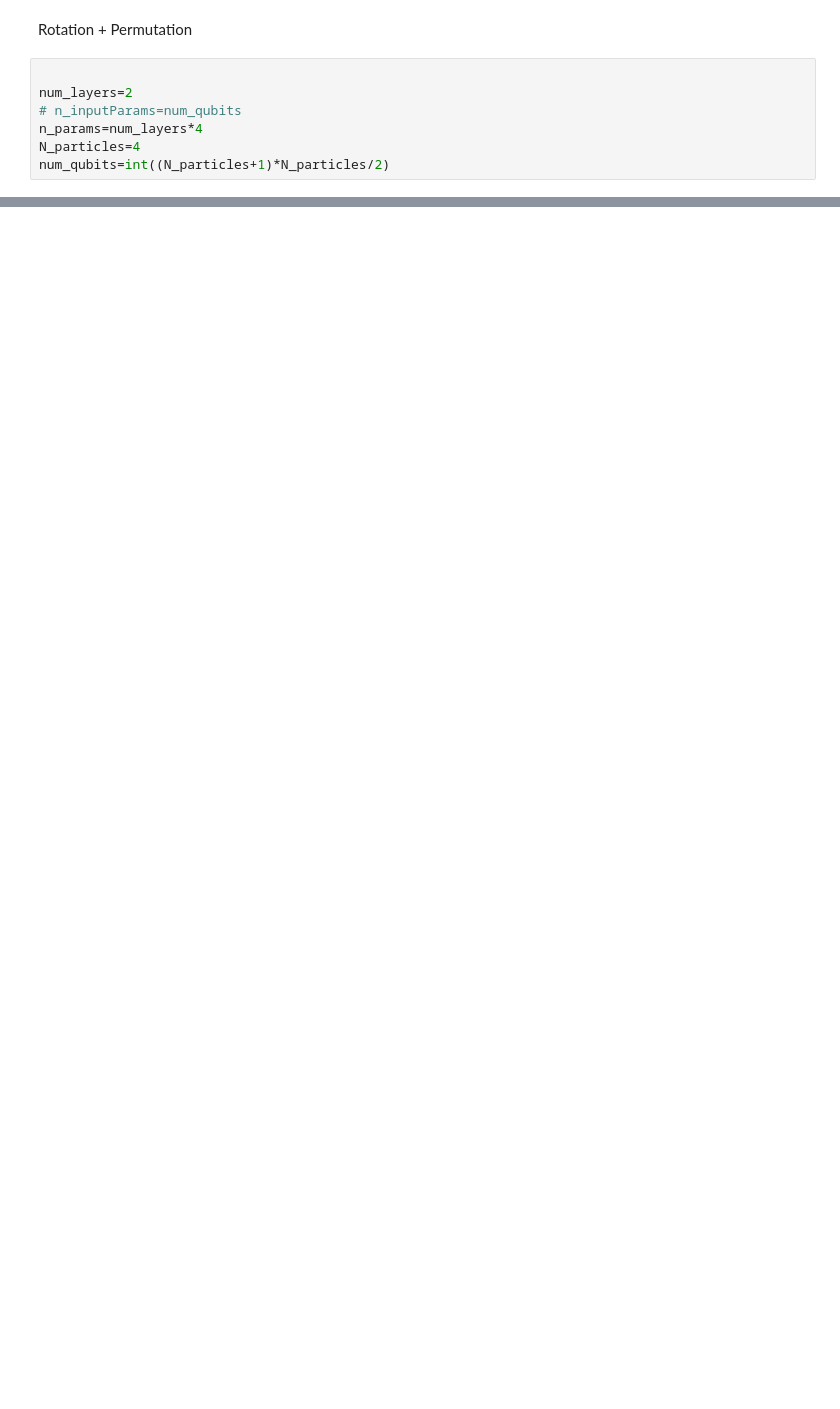
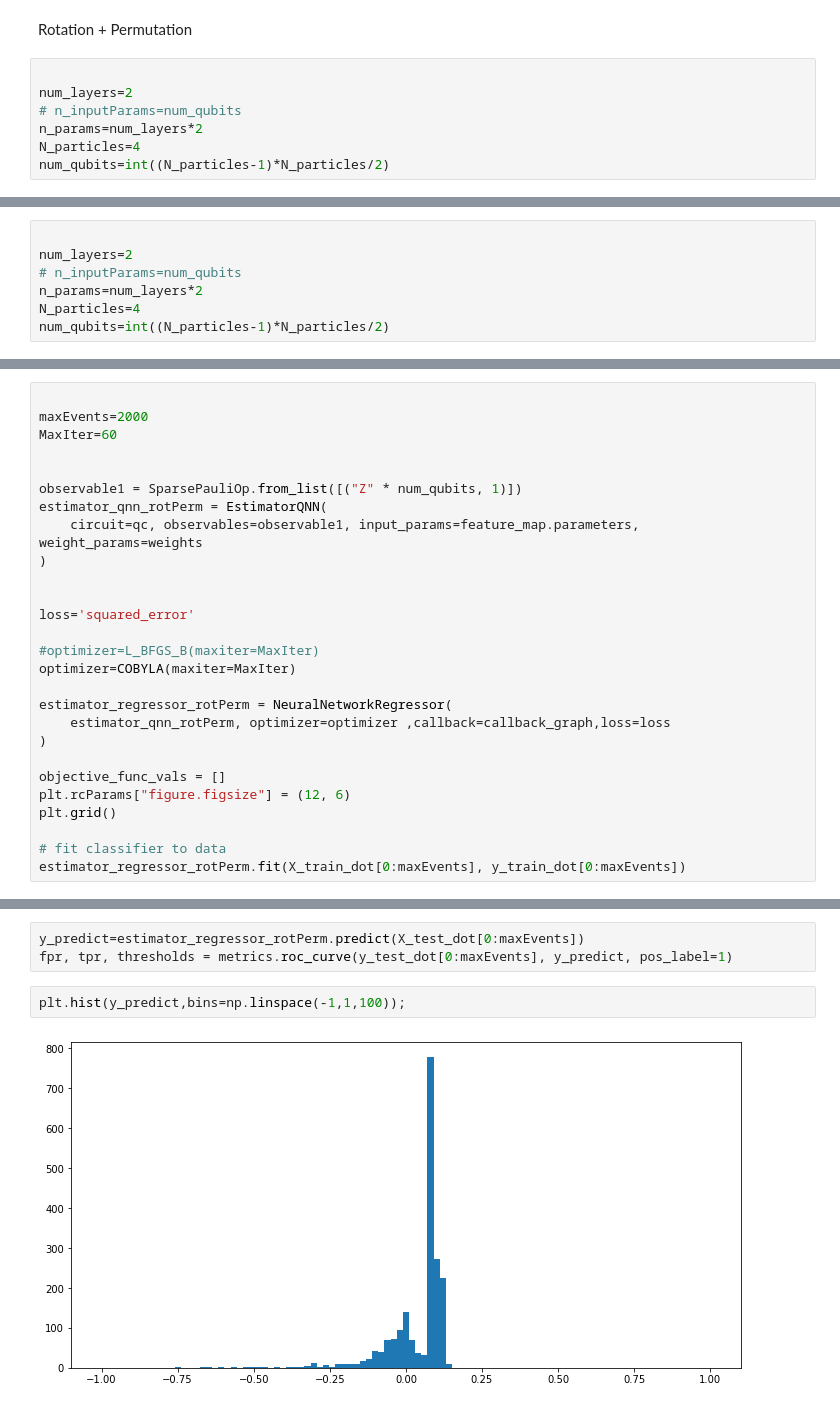
Before and after one commit to Zhelun-Li/VQC-Permutable-Lorentz-symmetry, a Jupyter notebook: Lorentz_symmetry_decay.ipynb, the cells around one changed output, grey strips where cells are left out. Cells and saved outputs as stored; diff of their text form; blank space fills up the shorter version.

Commit message:
adding regressor and classical models

```diff
--- a/Lorentz_symmetry_decay.ipynb
+++ b/Lorentz_symmetry_decay.ipynb
@@ -304,9 +290,9 @@ Rotation + Permutation
 
 num_layers=2
 # n_inputParams=num_qubits
-n_params=num_layers*4
+n_params=num_layers*2
 N_particles=4
-num_qubits=int((N_particles+1)*N_particles/2)
+num_qubits=int((N_particles-1)*N_particles/2)
 # %%
 
 qr = QuantumRegister(num_qubits)
@@ -383,0 +391,7 @@ test score =  0.761
+# %%
+
+num_layers=2
+# n_inputParams=num_qubits
+n_params=num_layers*2
+N_particles=4
+num_qubits=int((N_particles-1)*N_particles/2)
@@ -383,0 +434,27 @@ test score =  0.761
+# %%
+
+maxEvents=2000
+MaxIter=60
+
+
+observable1 = SparsePauliOp.from_list([("Z" * num_qubits, 1)])
+estimator_qnn_rotPerm = EstimatorQNN(
+    circuit=qc, observables=observable1, input_params=feature_map.parameters, weight_params=weights
+)
+
+
+loss='squared_error'
+
+#optimizer=L_BFGS_B(maxiter=MaxIter)
+optimizer=COBYLA(maxiter=MaxIter)
+
+estimator_regressor_rotPerm = NeuralNetworkRegressor(
+    estimator_qnn_rotPerm, optimizer=optimizer ,callback=callback_graph,loss=loss
+)
+
+objective_func_vals = []
+plt.rcParams["figure.figsize"] = (12, 6)
+plt.grid()
+
+# fit classifier to data
+estimator_regressor_rotPerm.fit(X_train_dot[0:maxEvents], y_train_dot[0:maxEvents])
@@ -383,0 +477,7 @@ test score =  0.761
+# %%
+y_predict=estimator_regressor_rotPerm.predict(X_test_dot[0:maxEvents])
+fpr, tpr, thresholds = metrics.roc_curve(y_test_dot[0:maxEvents], y_predict, pos_label=1)
+# %%
+plt.hist(y_predict,bins=np.linspace(-1,1,100));
+# %% [output]
+[figure, added]
```
Also changed, not shown: parts of 30 cells of this notebook.
